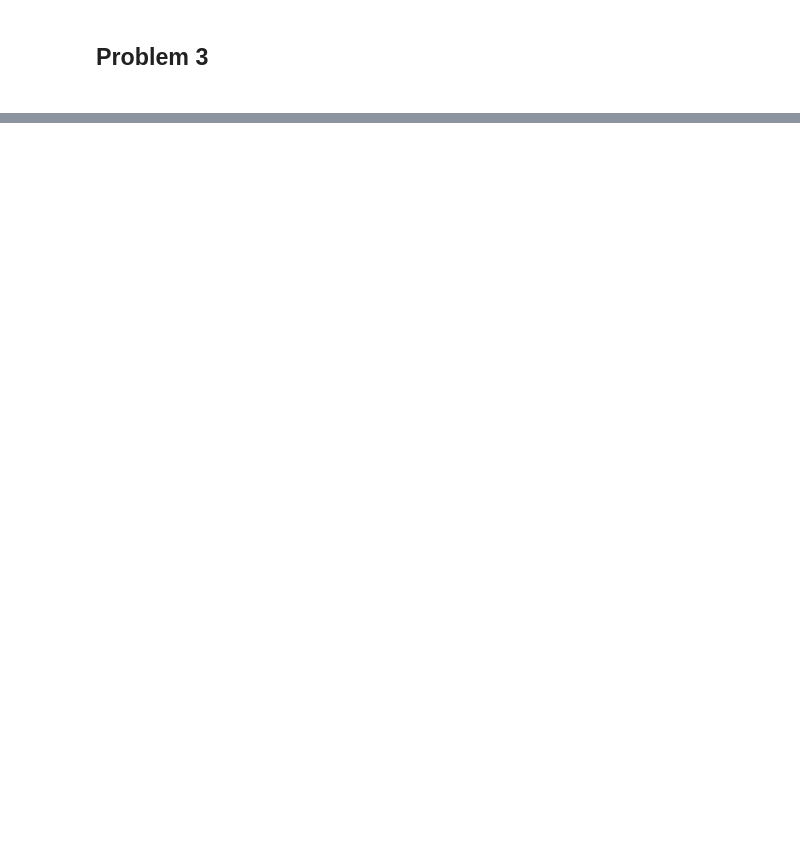
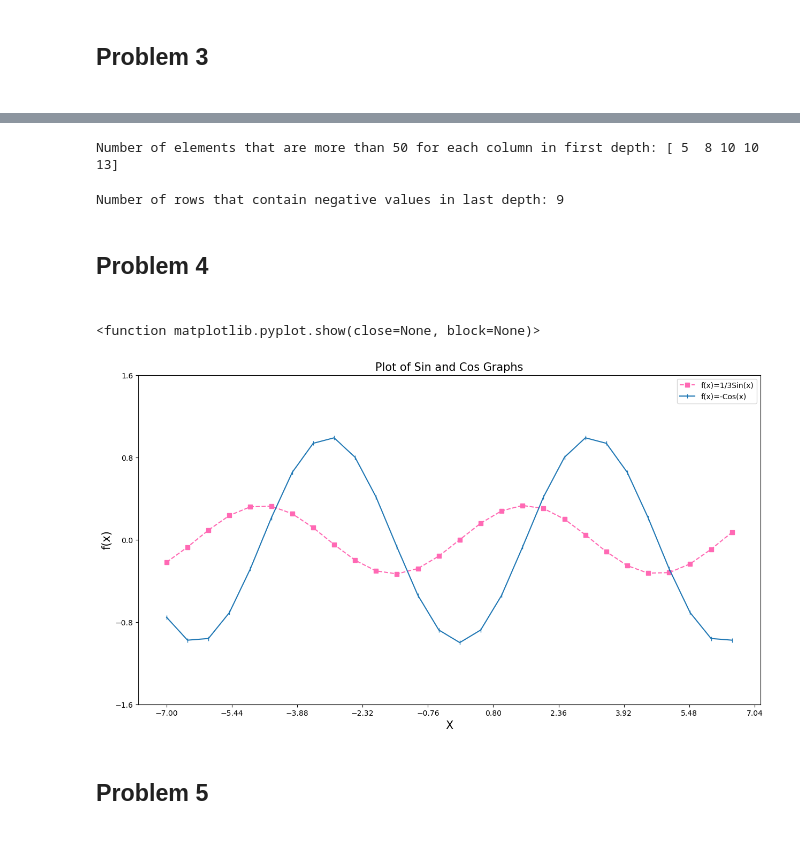
Before and after one commit to as1782/University-Projects, a Jupyter notebook: Solution_Code.ipynb, the cells around one changed output, grey strips where cells are left out. Drawn from its saved outputs; the diff is of its cells as text; code cells hidden in the pictures; blank space fills up the shorter version.

Commit message:
Midterm Project
This is the solution code for my project that I took on in my first year.

```diff
--- a/Solution_Code.ipynb
+++ b/Solution_Code.ipynb
@@ -436,3 +158,66 @@ I wanted to see which team had the highest sucessful passes, as we can see from
+# %%
+#Part C
+
+#Sums up the True boolean values for each coloumn that are over 50
+
+more_than_50 = np.sum(arr[0] > 50, axis=0)
+
+print ("Number of elements that are more than 50 for each column in first depth:", more_than_50)
+# %% [output]
+Number of elements that are more than 50 for each column in first depth: [ 5  8 10 10 13]
+# %%
+#Part D
+
+#Sums up the True boolean values for each row that has any values less than zero
+
+no_of_rows_with_neg_values = np.sum(np.any(arr[2] < 0, axis=1))
+
+print ("Number of rows that contain negative values in last depth:", no_of_rows_with_neg_values)
+# %% [output]
+Number of rows that contain negative values in last depth: 9
+# %% [markdown]
+<h2>Problem 4<h2>
+# %%
+#Create an array for x values
+
+x = np.arange(-7, 7, 0.5)
+
+#Set y values
+
+y1 = np.sin(x) / 3
+
+y2 = -np.cos(x)
+
+#Create the figure and the subplots
+
+fig,ax = plt.subplots(figsize=(15,8))
+
+ax.set_ylim([-1.6, 1.6])
+
+ax.set_xticks(np.arange(-7, 8, 1.56))
+
+ax.set_yticks(np.arange(-1.6, 1.7, 0.8))
+
+ax.plot(x, y1, color='hotpink', marker='s', linestyle='dashed', label='f(x)=1/3Sin(x)')
+
+ax.plot(x, y2, color='C0', marker='|', mec='C0', mfc='C0', label='f(x)=-Cos(x)')
+
+#Create the titles, legends and labels
+
+ax.set_title("Plot of Sin and Cos Graphs", fontsize = 15)
+
+ax.set_xlabel("X", fontsize=15)
+
+ax.set_ylabel("f(x)", fontsize=15)
+
+ax.legend()
+
+plt.show
+# %% [output]
+<function matplotlib.pyplot.show(close=None, block=None)>
+[figure, added]
+# %% [markdown]
+<h2>Problem 5<h2>
 # %%
 #Part A
 
```
Also changed, not shown: parts of 60 cells of this notebook.
